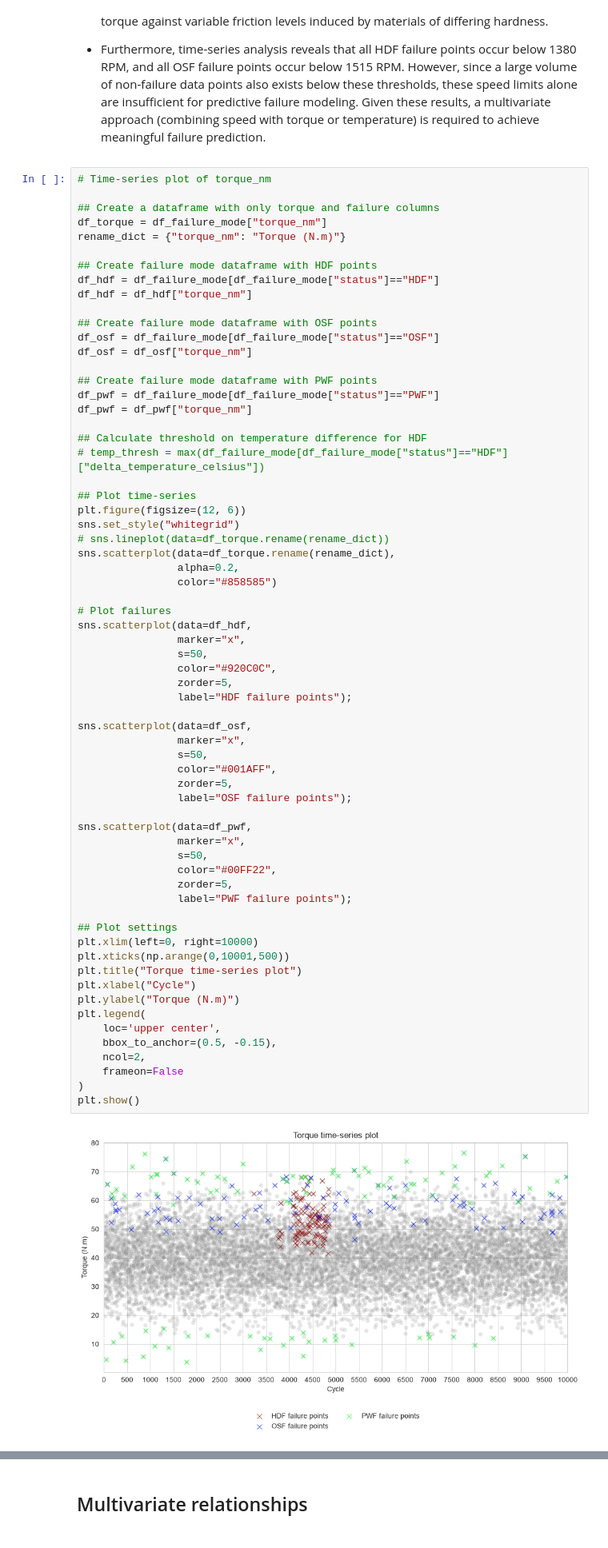
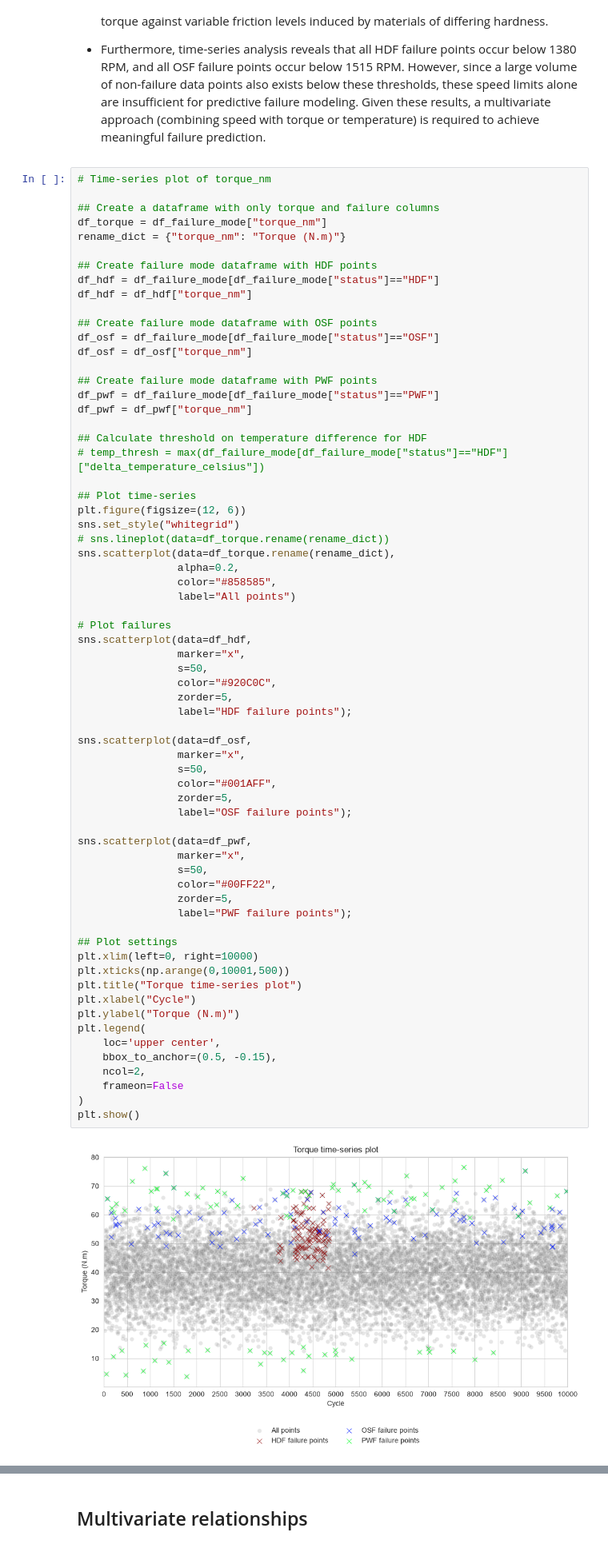
Before and after one commit to ghperez/milling-pdm, a Jupyter notebook: notebooks/03_process_variables_analysis.ipynb, the cells around one changed output, grey strips where cells are left out. Shown at 80% size. Drawn from its saved outputs; the diff is of its cells as text.

```diff
--- a/notebooks/03_process_variables_analysis.ipynb
+++ b/notebooks/03_process_variables_analysis.ipynb
@@ -225,7 +229,8 @@ sns.set_style("whitegrid")
 # sns.lineplot(data=df_torque.rename(rename_dict))
 sns.scatterplot(data=df_torque.rename(rename_dict),
                 alpha=0.2,
-                color="#858585")
+                color="#858585",
+                label="All points")
 
 # Plot failures
 sns.scatterplot(data=df_hdf,
@@ -236,34 +241,34 @@ sns.scatterplot(data=df_hdf,
                 label="HDF failure points");
 
 sns.scatterplot(data=df_osf,
                 marker="x",
                 s=50,
                 color="#001AFF",
                 zorder=5,
                 label="OSF failure points");
 
 sns.scatterplot(data=df_pwf,
                 marker="x",
                 s=50,
                 color="#00FF22",
                 zorder=5,
                 label="PWF failure points");
 
 ## Plot settings
 plt.xlim(left=0, right=10000)
 plt.xticks(np.arange(0,10001,500))
 plt.title("Torque time-series plot")
 plt.xlabel("Cycle")
 plt.ylabel("Torque (N.m)")
 plt.legend(
     loc='upper center',
     bbox_to_anchor=(0.5, -0.15),
     ncol=2,
     frameon=False
 )
 plt.show()
 # %% [output]
-[figure, old version]
+[figure, new version]
 # %% [markdown]
 - The same behaviour of high-frequency fluctuations and variance is observed for the torque signal for the same reason used to explain the rotational speed behaviour.
 
```
Also changed, not shown: parts of 5 cells of this notebook.
